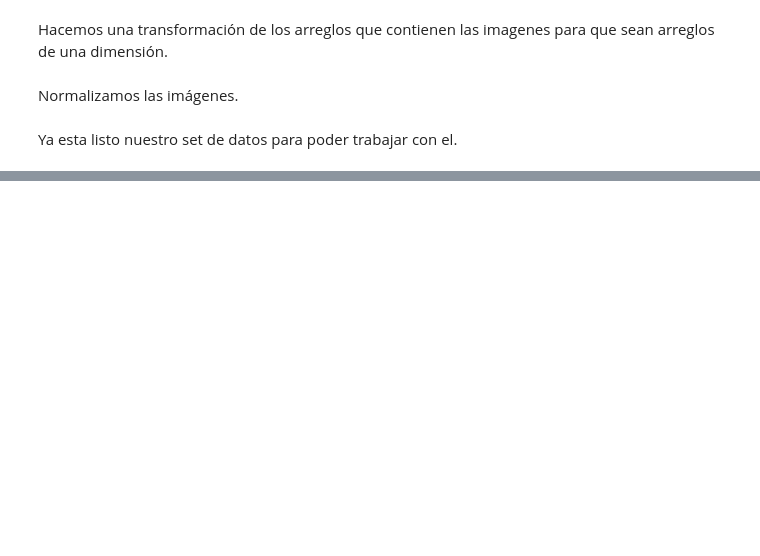
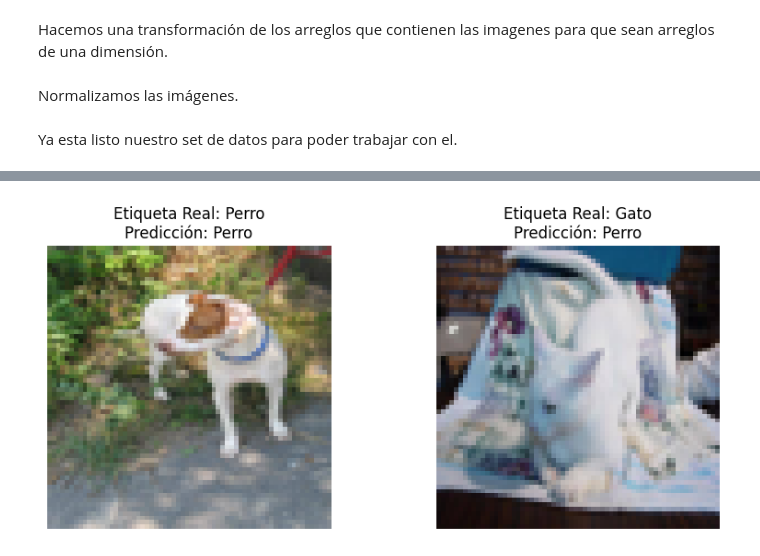
Before and after one commit to DCI-alxogm/ml2023-DPM2310, a Jupyter notebook: Nov3-4/LogisticRegresion.ipynb, the cells around one changed output, grey strips where cells are left out. Cells and saved outputs as stored; diff of their text form; code cells hidden in the pictures; blank space fills up the shorter version.

```diff
--- a/Nov3-4/LogisticRegresion.ipynb
+++ b/Nov3-4/LogisticRegresion.ipynb
@@ -134,0 +196,28 @@ ValueError: ignored
+# %%
+# Función para mostrar una imagen con la etiqueta real y la predicción
+def visualize_prediction(image, actual_label, predicted_label):
+    plt.imshow(image)
+    plt.axis('off')
+    label = "Perro" if actual_label == 1 else "Gato"
+    prediction = "Perro" if predicted_label == 1 else "Gato"
+    plt.title(f"Etiqueta Real: {label}\nPredicción: {prediction}")
+
+# Elegir un par de imágenes para mostrar
+index1 = 154 # Índice de la primera imagen
+index2 = 652  # Índice de la segunda imagen
+
+# Realizar predicciones en las imágenes
+prediction1 = Y_prediction_test[0, index1]
+prediction2 = Y_prediction_test[0, index2]
+
+# Mostrar las imágenes junto con las predicciones
+plt.figure(figsize=(10, 4))
+plt.subplot(1, 2, 1)
+visualize_prediction(test_x[index1], test_y[index1], prediction1)
+
+plt.subplot(1, 2, 2)
+visualize_prediction(test_x[index2], test_y[index2], prediction2)
+
+plt.show()
+# %% [output]
+[figure, added]
```
Also changed, not shown: parts of 6 cells of this notebook.
